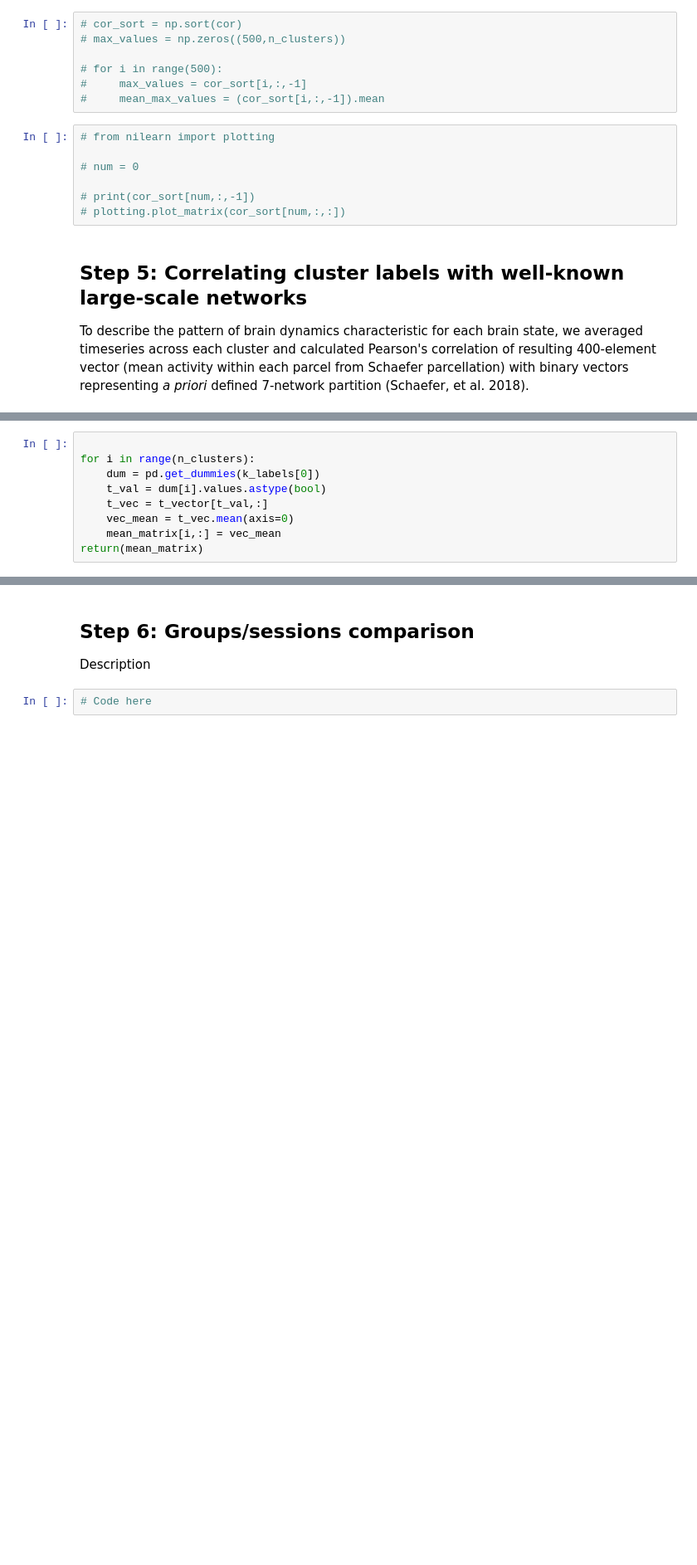
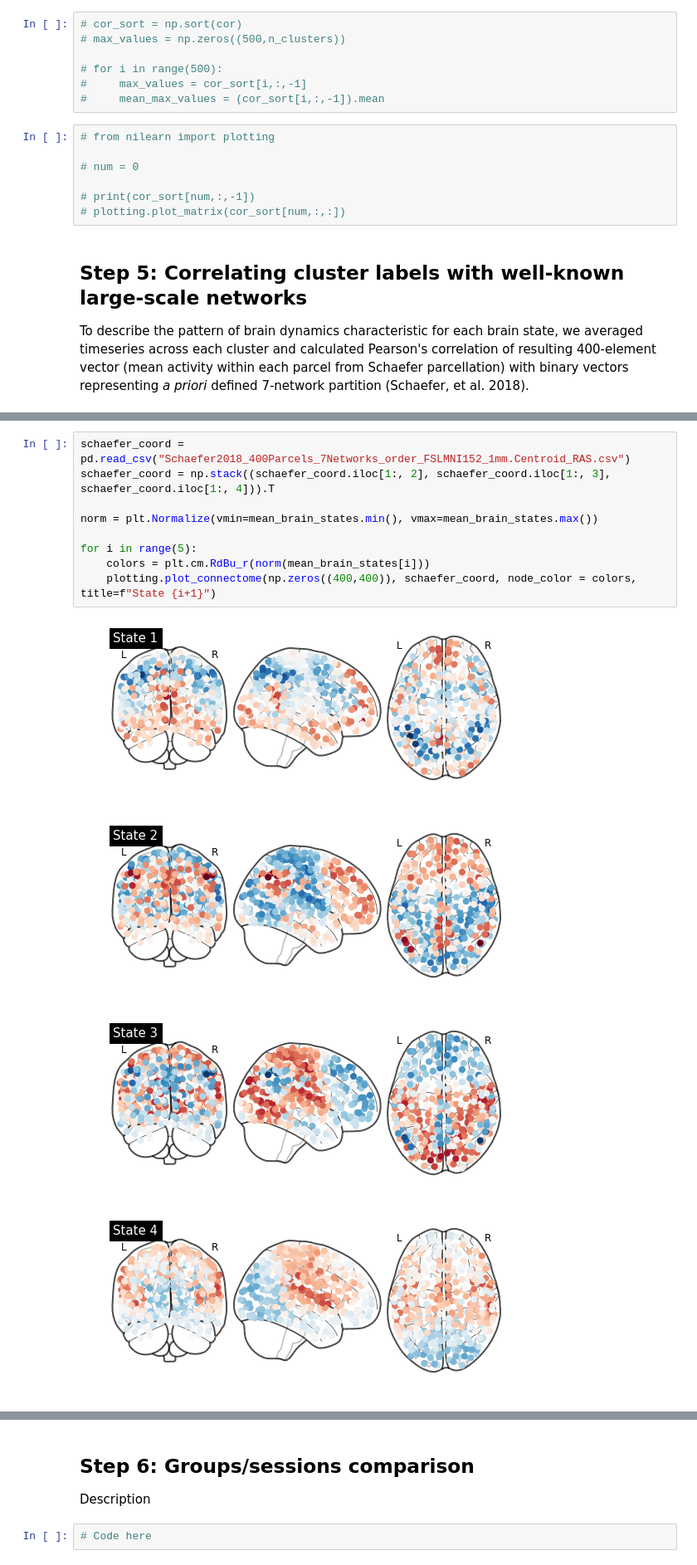
Before and after one commit to LeonBai/wm-brain-states, a Jupyter notebook: brain_states_analysis_schaefer400.ipynb, the cells around one changed output, grey strips where cells are left out. Shown at 83% size. Cells and saved outputs as stored; diff of their text form; blank space fills up the shorter version.

```diff
--- a/brain_states_analysis_schaefer400.ipynb
+++ b/brain_states_analysis_schaefer400.ipynb
@@ -286,9 +263,0 @@ networks_binary = pd.get_dummies(networks)
-# %%
-
-for i in range(n_clusters):
-    dum = pd.get_dummies(k_labels[0])
-    t_val = dum[i].values.astype(bool)
-    t_vec = t_vector[t_val,:]
-    vec_mean = t_vec.mean(axis=0)
-    mean_matrix[i,:] = vec_mean
-return(mean_matrix)
@@ -362,0 +284,14 @@ compare(t_vector,n_clusters)
+# %%
+schaefer_coord = pd.read_csv("Schaefer2018_400Parcels_7Networks_order_FSLMNI152_1mm.Centroid_RAS.csv")
+schaefer_coord = np.stack((schaefer_coord.iloc[1:, 2], schaefer_coord.iloc[1:, 3], schaefer_coord.iloc[1:, 4])).T
+
+norm = plt.Normalize(vmin=mean_brain_states.min(), vmax=mean_brain_states.max())
+
+for i in range(5):
+    colors = plt.cm.RdBu_r(norm(mean_brain_states[i]))
+    plotting.plot_connectome(np.zeros((400,400)), schaefer_coord, node_color = colors, title=f"State {i+1}")
+# %% [output]
+[figure, added]
+[figure, added]
+[figure, added]
+[figure, added]
```
Also changed, not shown: parts of 20 cells of this notebook.
